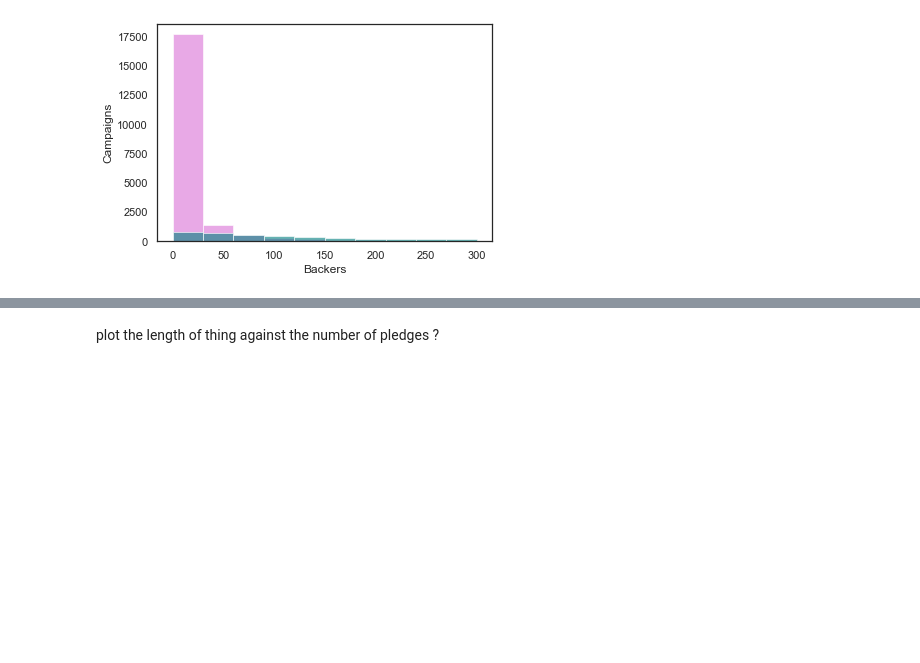
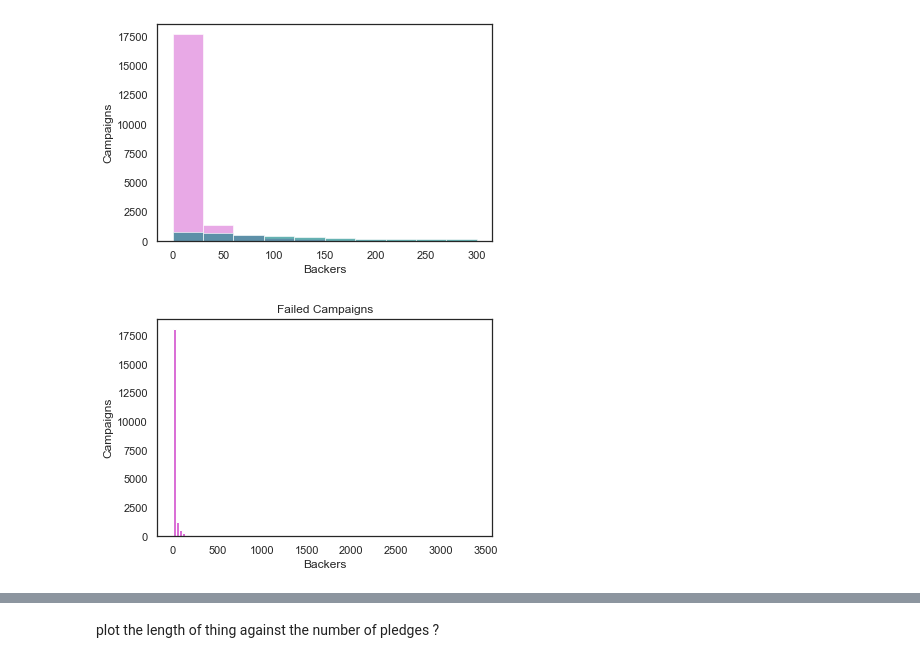
Before and after one commit to kgreengrass/fictional-happiness, a Jupyter notebook: Kickstarter.ipynb, the cells around one changed output, grey strips where cells are left out. Drawn from its saved outputs; the diff is of its cells as text; code cells hidden in the pictures; blank space fills up the shorter version.

```diff
--- a/Kickstarter.ipynb
+++ b/Kickstarter.ipynb
@@ -70,3 +70,12 @@ plt.ylabel('Campaigns')
 plt.show()
 # %% [output]
 [figure]
+# %%
+plt.hist([tecfailed['backers']], color='orchid',   bins=100)
+plt.xlabel('Backers')
+plt.title('Failed Campaigns')
+
+plt.ylabel('Campaigns')
+plt.show()
+# %% [output]
+[figure, added]
```
Also changed, not shown: parts of 10 cells of this notebook, 3 other files.
